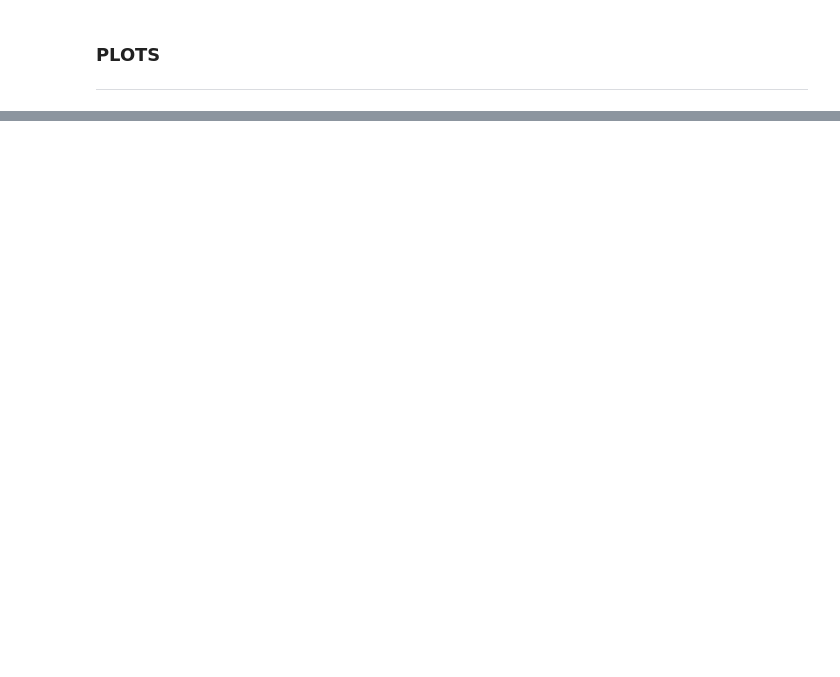
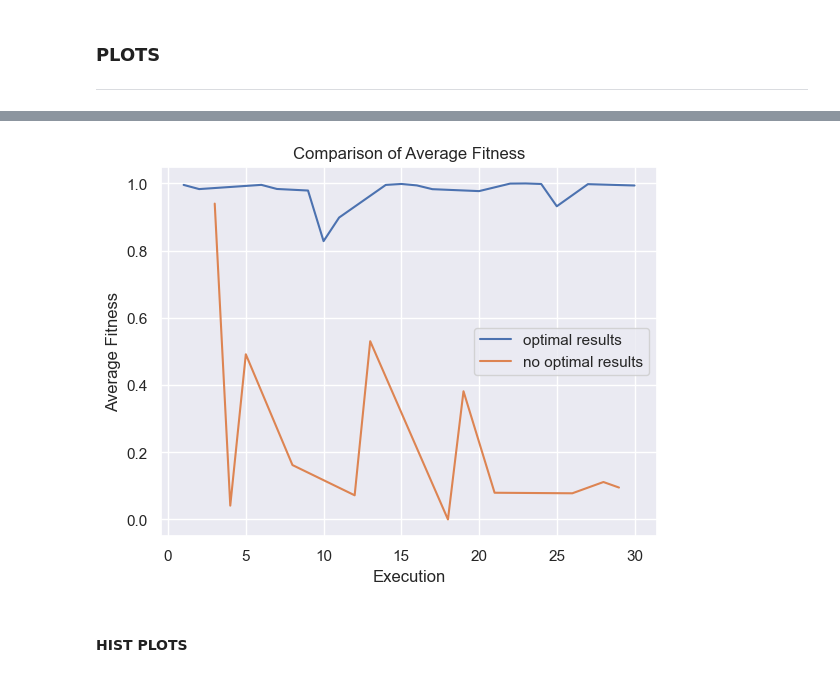
Before and after one commit to almiab1/MUIIAMetaheuristicos, a Jupyter notebook: stats/MetaheuristicStudy.ipynb, the cells around one changed output, grey strips where cells are left out. Drawn from its saved outputs; the diff is of its cells as text; code cells hidden in the pictures; blank space fills up the shorter version.

```diff
--- a/stats/MetaheuristicStudy.ipynb
+++ b/stats/MetaheuristicStudy.ipynb
@@ -65,0 +90,19 @@ sns.stripplot(data=dfFull,x="bestf", y="exec",size=4, color=".3", linewidth=0)
+# %%
+sns.set_theme(style="darkgrid")
+
+# Plot the responses for different events and regions
+sns.lineplot(x="exec", y="worstf",data=optimalRes, label="optimal results")
+sns.lineplot(x="exec", y="worstf",data=notOptimalRes, label="no optimal results")
+
+# Add titles to the plot
+plt.title("Comparison of Average Fitness")
+plt.xlabel("Execution")
+plt.ylabel("Average Fitness")
+plt.legend()
+
+# Show plot
+plt.show()
+# %% [output]
+[figure, added]
+# %% [markdown]
+#### HIST PLOTS
```
Also changed, not shown: parts of 9 cells of this notebook, 1 other file.
